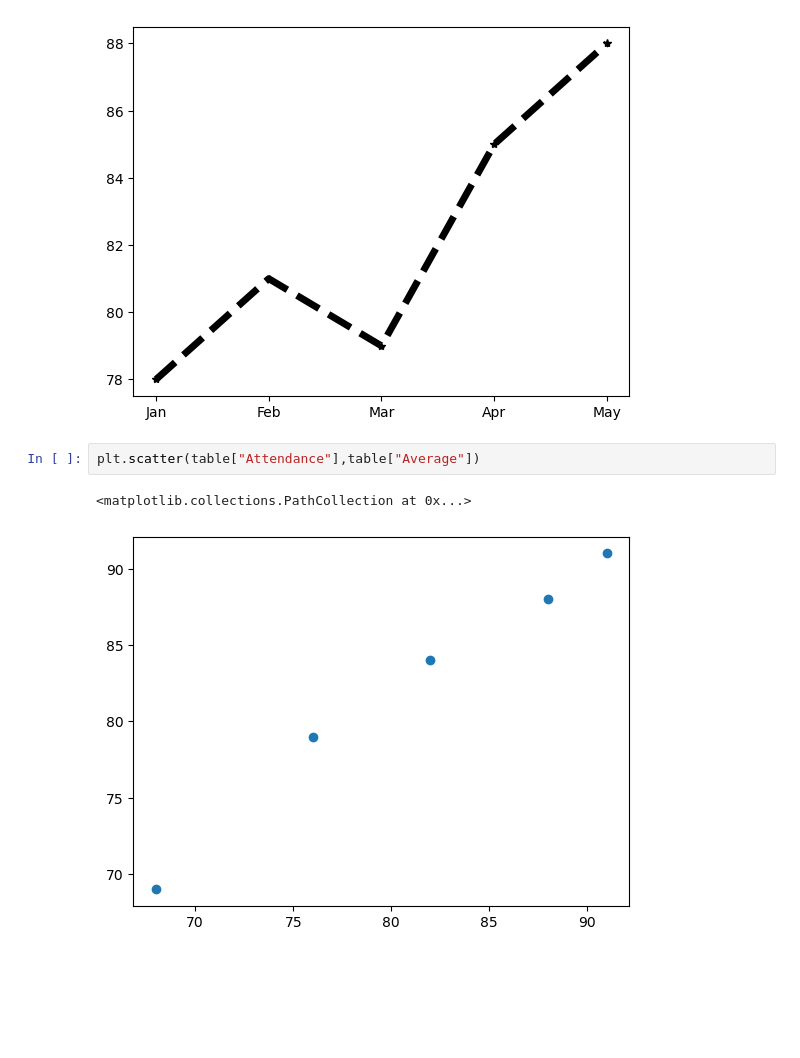
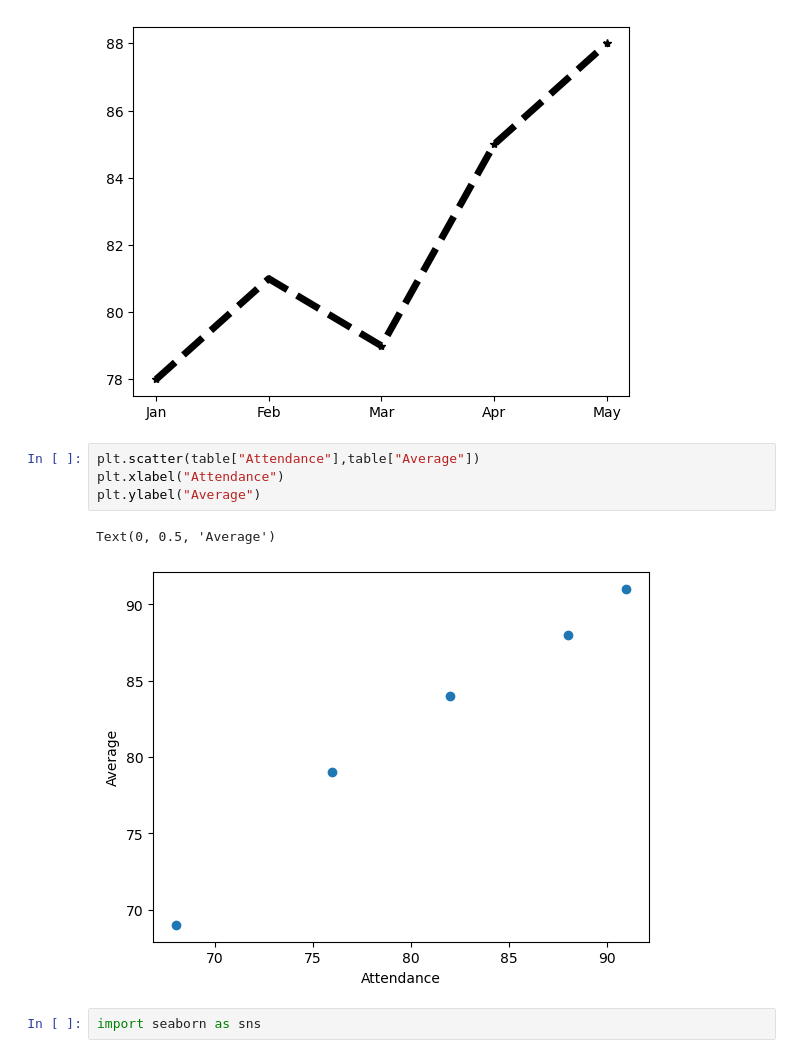
Before and after one commit to jaanbrigithjb-lab/Data_Analytics, a Jupyter notebook: Python/Foundations/Own_Modules/PandasModule.ipynb, the cells around one changed output. Cells and saved outputs as stored; diff of their text form; blank space fills up the shorter version.

```diff
--- a/Python/Foundations/Own_Modules/PandasModule.ipynb
+++ b/Python/Foundations/Own_Modules/PandasModule.ipynb
@@ -212,6 +212,10 @@ plt.plot(months,attendance,c='black',marker='*',linewidth=5,linestyle='--')
 [figure]
 # %%
 plt.scatter(table["Attendance"],table["Average"])
+plt.xlabel("Attendance")
+plt.ylabel("Average")
 # %% [output]
-<matplotlib.collections.PathCollection at 0x...>
+Text(0, 0.5, 'Average')
-[figure, old version]
+[figure, new version]
+# %%
+import seaborn as sns
```
Also changed, not shown: parts of 2 cells of this notebook.
